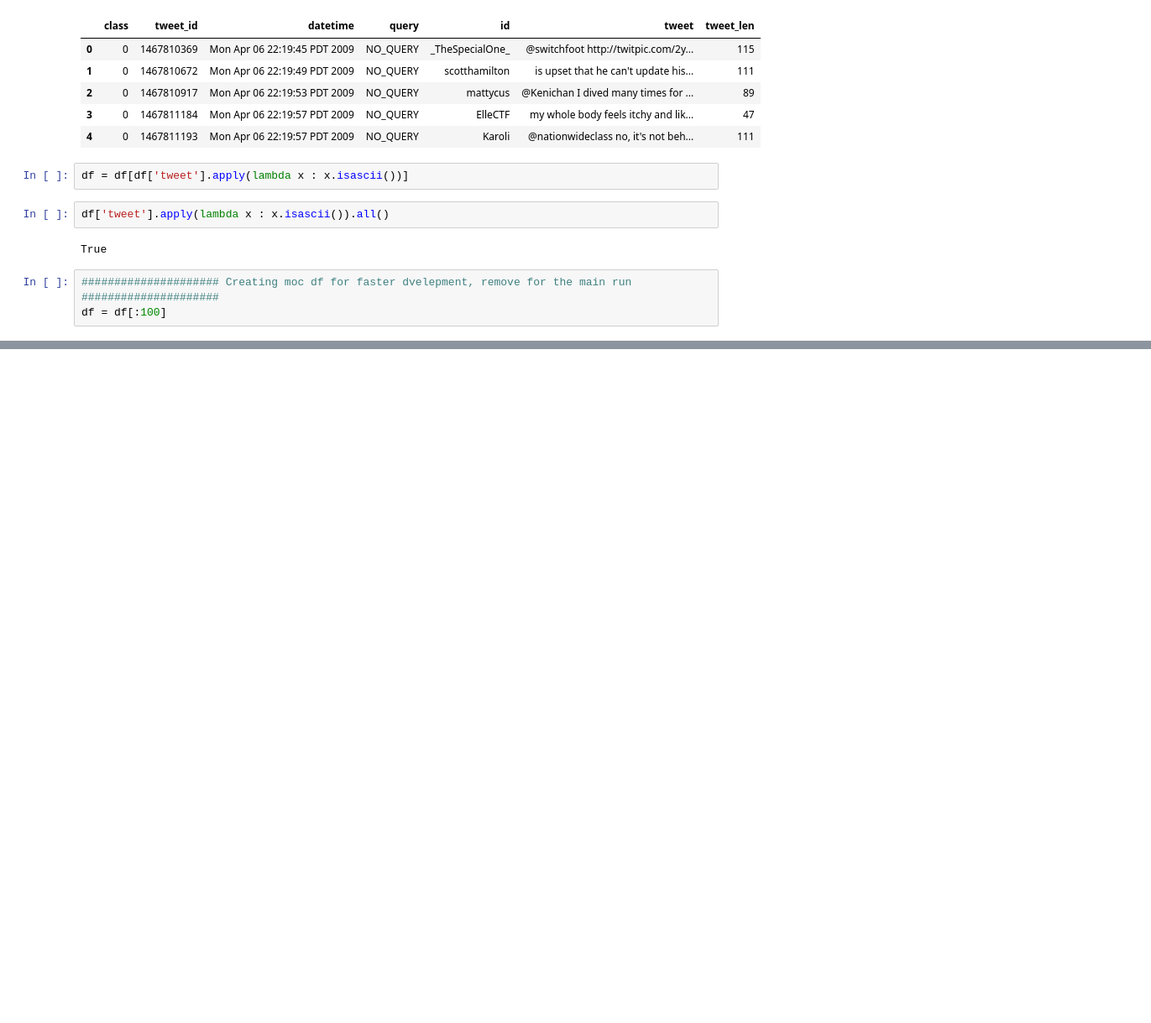
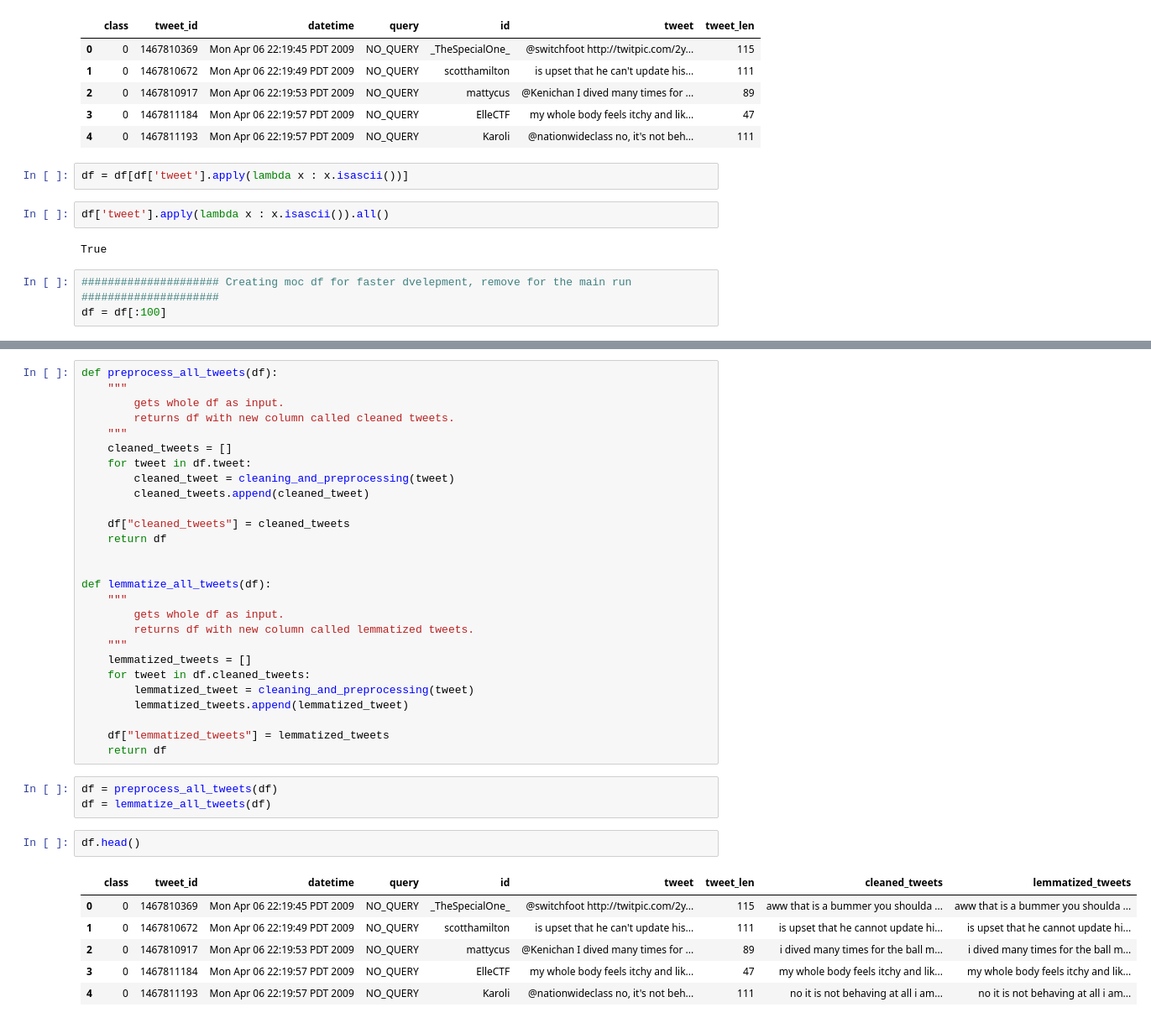
Before and after one commit to IR1401-Spring-Final-Projects/SocialMedia1401-26, a Jupyter notebook: HW4/EDA.ipynb, the cells around one changed output, grey strips where cells are left out. Shown: that part at 84% size. Saved outputs shown, nothing was run; the diff lists cells and outputs as text; blank space fills up the shorter version.

Commit message:
HW4 preprocessing completed

```diff
--- a/HW4/EDA.ipynb
+++ b/HW4/EDA.ipynb
@@ -192,0 +297,39 @@ def preprocessing(tweet):
+# %%
+def preprocess_all_tweets(df):
+    """
+        gets whole df as input.
+        returns df with new column called cleaned tweets.
+    """
+    cleaned_tweets = []
+    for tweet in df.tweet:
+        cleaned_tweet = cleaning_and_preprocessing(tweet)
+        cleaned_tweets.append(cleaned_tweet)
+
+    df["cleaned_tweets"] = cleaned_tweets
+    return df
+
+
+def lemmatize_all_tweets(df):
+    """
+        gets whole df as input.
+        returns df with new column called lemmatized tweets.
+    """
+    lemmatized_tweets = []
+    for tweet in df.cleaned_tweets:
+        lemmatized_tweet = cleaning_and_preprocessing(tweet)
+        lemmatized_tweets.append(lemmatized_tweet)
+
+    df["lemmatized_tweets"] = lemmatized_tweets
+    return df
+# %%
+df = preprocess_all_tweets(df)
+df = lemmatize_all_tweets(df)
+# %%
+df.head()
+# %% [output]
+|  | class | tweet_id | datetime | query | id | tweet | tweet_len | cleaned_tweets | lemmatized_tweets |
+| 0 | 0 | 1467810369 | Mon Apr 06 22:19:45 PDT 2009 | NO_QUERY | _TheSpecialOne_ | @switchfoot http://twitpic.com/2y... | 115 | aww that is a bummer you shoulda ... | aww that is a bummer you shoulda ... |
+| 1 | 0 | 1467810672 | Mon Apr 06 22:19:49 PDT 2009 | NO_QUERY | scotthamilton | is upset that he can't update his... | 111 | is upset that he cannot update hi... | is upset that he cannot update hi... |
+| 2 | 0 | 1467810917 | Mon Apr 06 22:19:53 PDT 2009 | NO_QUERY | mattycus | @Kenichan I dived many times for ... | 89 | i dived many times for the ball m... | i dived many times for the ball m... |
+| 3 | 0 | 1467811184 | Mon Apr 06 22:19:57 PDT 2009 | NO_QUERY | ElleCTF | my whole body feels itchy and lik... | 47 | my whole body feels itchy and lik... | my whole body feels itchy and lik... |
+| 4 | 0 | 1467811193 | Mon Apr 06 22:19:57 PDT 2009 | NO_QUERY | Karoli | @nationwideclass no, it's not beh... | 111 | no it is not behaving at all i am... | no it is not behaving at all i am... |
```
Also changed, not shown: parts of 6 cells of this notebook, 1 other file.
